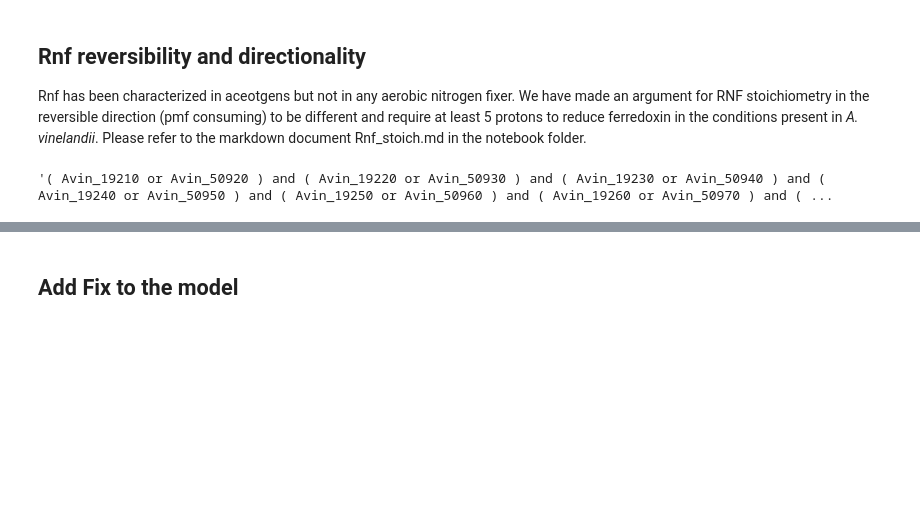
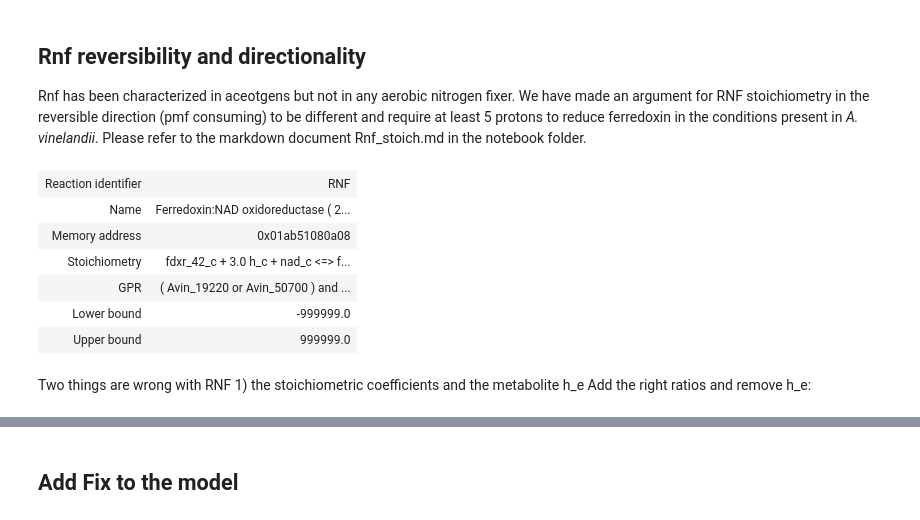
Before and after one commit to alexander-alleman/Azotobactervinelandii_metabolicmodel, a Jupyter notebook: Notebooks/Model Curation and Annotation.ipynb, the cells around one changed output, grey strips where cells are left out. Cells and saved outputs as stored; diff of their text form; code cells hidden in the pictures; blank space fills up the shorter version.

Commit message:
Fixed RNF stoich then rerun

```diff
--- a/Notebooks/Model Curation and Annotation.ipynb
+++ b/Notebooks/Model Curation and Annotation.ipynb
@@ -15,6 +15,19 @@ model = read_sbml_model("../Data/Models/Av_annotate.xml")
 ## Rnf reversibility and directionality
 
 Rnf has been characterized in aceotgens but not in any aerobic nitrogen fixer. We have made an argument for RNF stoichiometry in the reversible direction (pmf consuming) to be different and require at least 5 protons to reduce ferredoxin in the conditions present in *A. vinelandii*. Please refer to the markdown document Rnf_stoich.md in the notebook folder.
+# %%
+model.reactions.get_by_id("RNF")
+# %% [output]
+| Reaction identifier | RNF |
+| Name | Ferredoxin:NAD oxidoreductase ( 2... |
+| Memory address | 0x01ab51080a08 |
+| Stoichiometry | fdxr_42_c + 3.0 h_c + nad_c <=> f... |
+| GPR | ( Avin_19220 or Avin_50700 ) and ... |
+| Lower bound | -999999.0 |
+| Upper bound | 999999.0 |
+# %% [markdown]
+Two things are wrong with RNF 1) the stoichiometric coefficients and the metabolite h_e
+Add the right ratios and remove h_e:
 # %%
 #chanage the direction of Rnf to reduced Fd and oxidize NADH
 RNF = model.reactions.get_by_id("RNF")
@@ -40,4 +66,0 @@ model.reactions.get_by_id("RNF").lower_bound = 0
-# %%
-RNF.gene_reaction_rule
-# %% [output]
-'( Avin_19210 or Avin_50920 ) and ( Avin_19220 or Avin_50930 ) and ( Avin_19230 or Avin_50940 ) and ( Avin_19240 or Avin_50950 ) and ( Avin_19250 or Avin_50960 ) and ( Avin_19260 or Avin_50970 ) and ( ...
```
Also changed, not shown: parts of 10 cells of this notebook, 16 other files.
